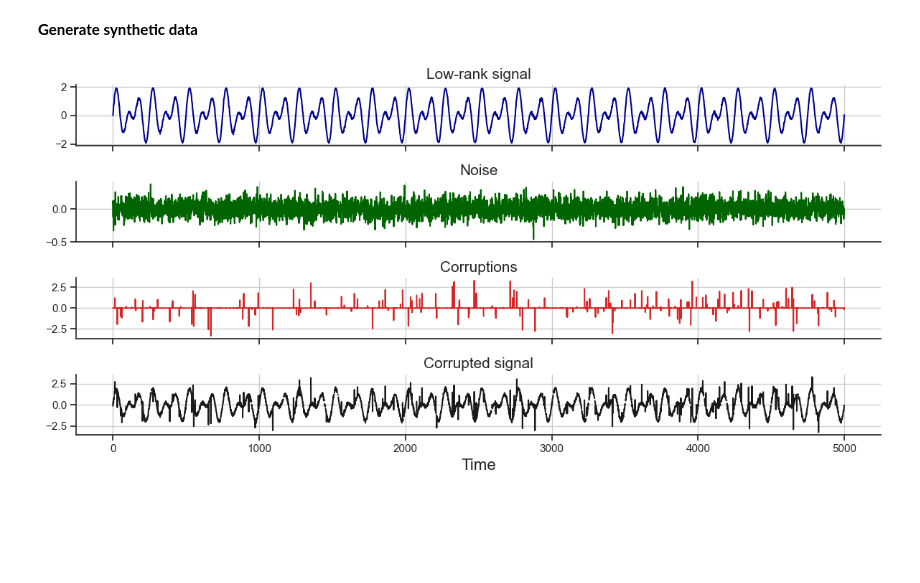
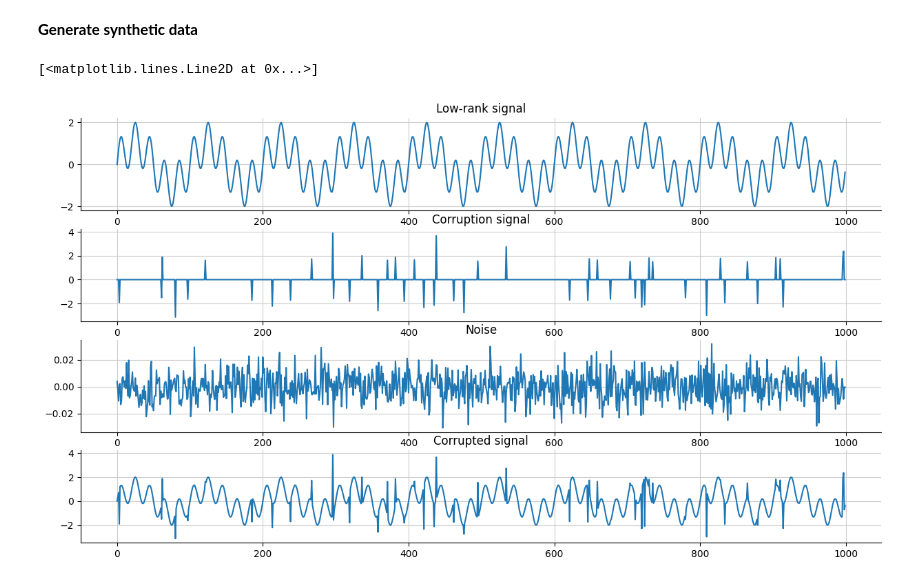
Before and after one commit to scikit-learn-contrib/qolmat, a Jupyter notebook: examples/1_timeSeries.ipynb, the cells around one changed output. Cells and saved outputs as stored; diff of their text form; code cells hidden in the pictures; blank space fills up the shorter version.

```diff
--- a/examples/1_timeSeries.ipynb
+++ b/examples/1_timeSeries.ipynb
@@ -13,58 +17,3 @@ from qolmat.imputations.rpca.pcp_rpca import PcpRPCA
 from qolmat.imputations.rpca.temporal_rpca import TemporalRPCA, OnlineTemporalRPCA
 # %% [markdown]
 **Generate synthetic data**
-# %%
-np.random.seed(402)
-
-################################################################################
-
-time_sampler = ts.TimeSampler(stop_time=20)
-irregular_time_samples = time_sampler.sample_irregular_time(num_points=5_000, keep_percentage=100)
-sinusoid = ts.signals.Sinusoidal(frequency=2)
-white_noise = ts.noise.GaussianNoise(std=0.1)
-timeseries = ts.TimeSeries(sinusoid, noise_generator=white_noise)
-samples, signals, errors = timeseries.sample(irregular_time_samples)
-
-n = len(samples)
-pc = 0.02
-indices_ano1 = np.random.choice(n, int(n*pc))
-samples[indices_ano1] = [np.random.uniform(low=2*np.min(samples), high=2*np.max(samples)) for i in range(int(n*pc))]
-indices = np.random.choice(n, int(n*pc))
-samples[indices] = np.nan
-
-
-################################################################################
-
-time_sampler = ts.TimeSampler(stop_time=20)
-irregular_time_samples = time_sampler.sample_irregular_time(num_points=5_000, keep_percentage=100)
-sinusoid = ts.signals.Sinusoidal(frequency=3)
-white_noise = ts.noise.GaussianNoise(std=0)
-timeseries = ts.TimeSeries(sinusoid, noise_generator=white_noise)
-samples2, signals2, errors2 = timeseries.sample(irregular_time_samples)
-
-n2 = len(samples2)
-indices_ano2 = np.random.choice(n2, int(n*pc))
-samples2[indices_ano2] = [np.random.uniform(low=2*np.min(samples2), high=2*np.max(samples2)) for i in range(int(n2*pc))]
-indices = np.random.choice(n2, int(n*pc))
-samples2[indices] = np.nan
-
-samples += samples2
-signals += signals2
-errors += errors2
-
-################################################################################
-
-fig, ax = plt.subplots(4, 1, sharex=True, figsize=(12,6))
-ax[0].plot(range(n), signals, c="darkblue")
-ax[0].set_title("Low-rank signal", fontsize=15)
-ax[1].plot(range(n), errors, c="darkgreen")
-ax[1].set_title("Noise", fontsize=15)
-ax[2].plot(range(n), samples-signals-errors, c="tab:red")
-ax[2].set_title("Corruptions", fontsize=15)
-ax[3].plot(range(n), samples, c="k")
-ax[3].set_title("Corrupted signal", fontsize=15)
-ax[3].set_xlabel("Time", fontsize=16)
-plt.tight_layout()
-plt.show()
-# %% [output]
-[figure, removed]
@@ -71 +40,21 @@ plt.show()
+# %%
+fig = plt.figure(figsize=(15, 8))
+ax = fig.add_subplot(4, 1, 1)
+ax.title.set_text("Low-rank signal")
+plt.plot(X_true)
+
+ax = fig.add_subplot(4, 1, 2)
+ax.title.set_text("Corruption signal")
+plt.plot(A_true)
+
+ax = fig.add_subplot(4, 1, 3)
+ax.title.set_text("Noise")
+plt.plot(E_true)
+
+ax = fig.add_subplot(4, 1, 4)
+ax.title.set_text("Corrupted signal")
+plt.plot(signal[:, 0])
+# %% [output]
+[<matplotlib.lines.Line2D at 0x...>]
+[figure, added]
 # %% [markdown]
```
Also changed, not shown: parts of 10 cells of this notebook, 13 other files.
